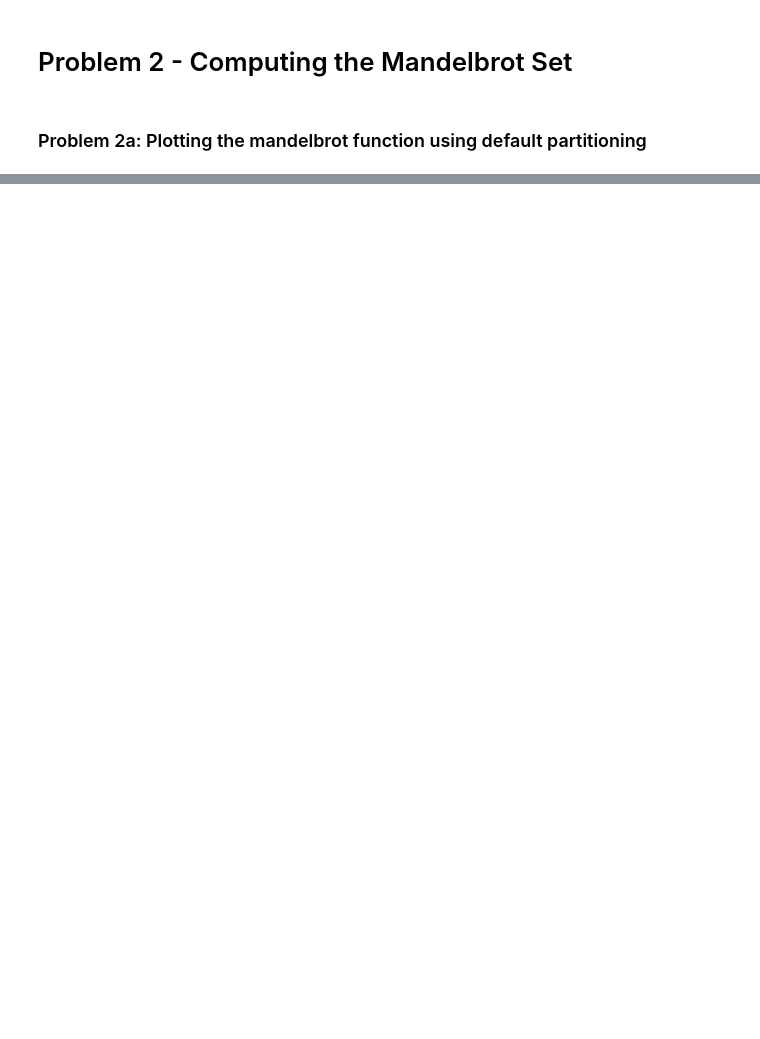
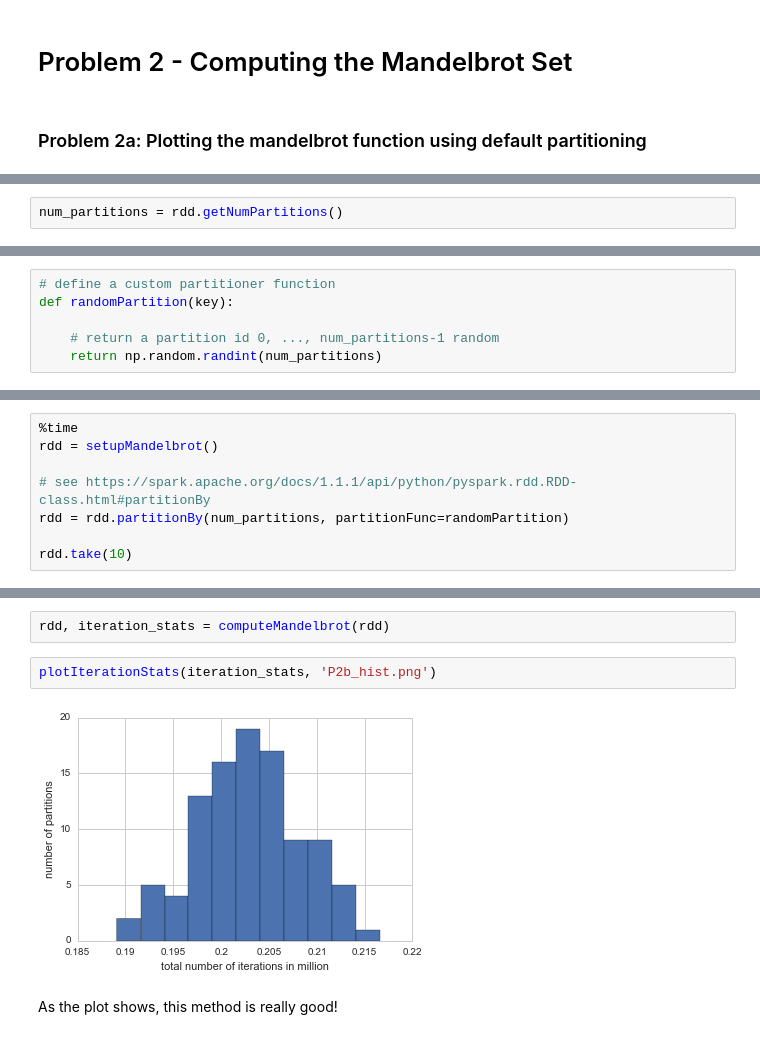
Before and after one commit to harvard-cs205/cs205-homework, a Jupyter notebook: HW1/P2/Problem2.ipynb, the cells around one changed output, grey strips where cells are left out. Cells and saved outputs as stored; diff of their text form; blank space fills up the shorter version.

```diff
--- a/HW1/P2/Problem2.ipynb
+++ b/HW1/P2/Problem2.ipynb
@@ -74,0 +108,2 @@ plt.savefig('P2a_hist.png', dpi=120)
+# %%
+num_partitions = rdd.getNumPartitions()
@@ -74,0 +140,6 @@ plt.savefig('P2a_hist.png', dpi=120)
+# %%
+# define a custom partitioner function
+def randomPartition(key):
+
+    # return a partition id 0, ..., num_partitions-1 random
+    return np.random.randint(num_partitions)
@@ -74,0 +158,8 @@ plt.savefig('P2a_hist.png', dpi=120)
+# %%
+%time
+rdd = setupMandelbrot()
+
+# see https://spark.apache.org/docs/1.1.1/api/python/pyspark.rdd.RDD-class.html#partitionBy
+rdd = rdd.partitionBy(num_partitions, partitionFunc=randomPartition)
+
+rdd.take(10)
@@ -74,0 +180,8 @@ plt.savefig('P2a_hist.png', dpi=120)
+# %%
+rdd, iteration_stats = computeMandelbrot(rdd)
+# %%
+plotIterationStats(iteration_stats, 'P2b_hist.png')
+# %% [output]
+[figure, added]
+# %% [markdown]
+As the plot shows, this method is really good!
```
Also changed, not shown: parts of 18 cells of this notebook, 5 other files.
